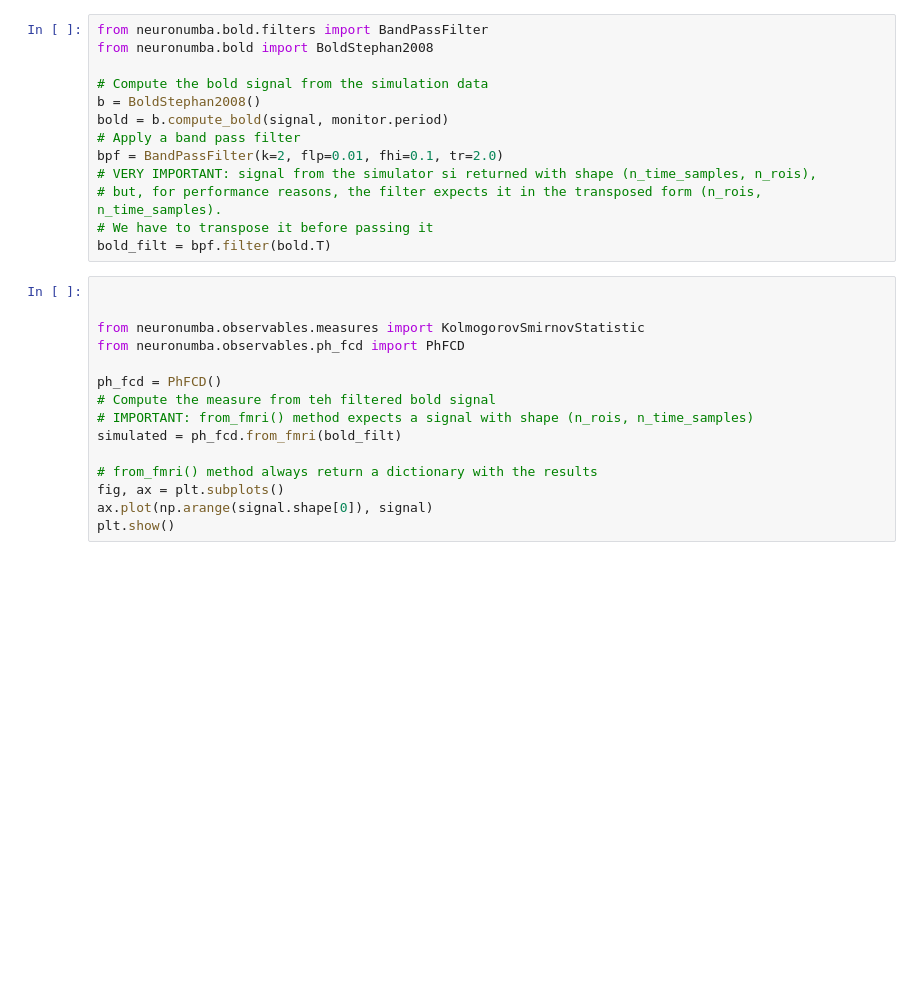
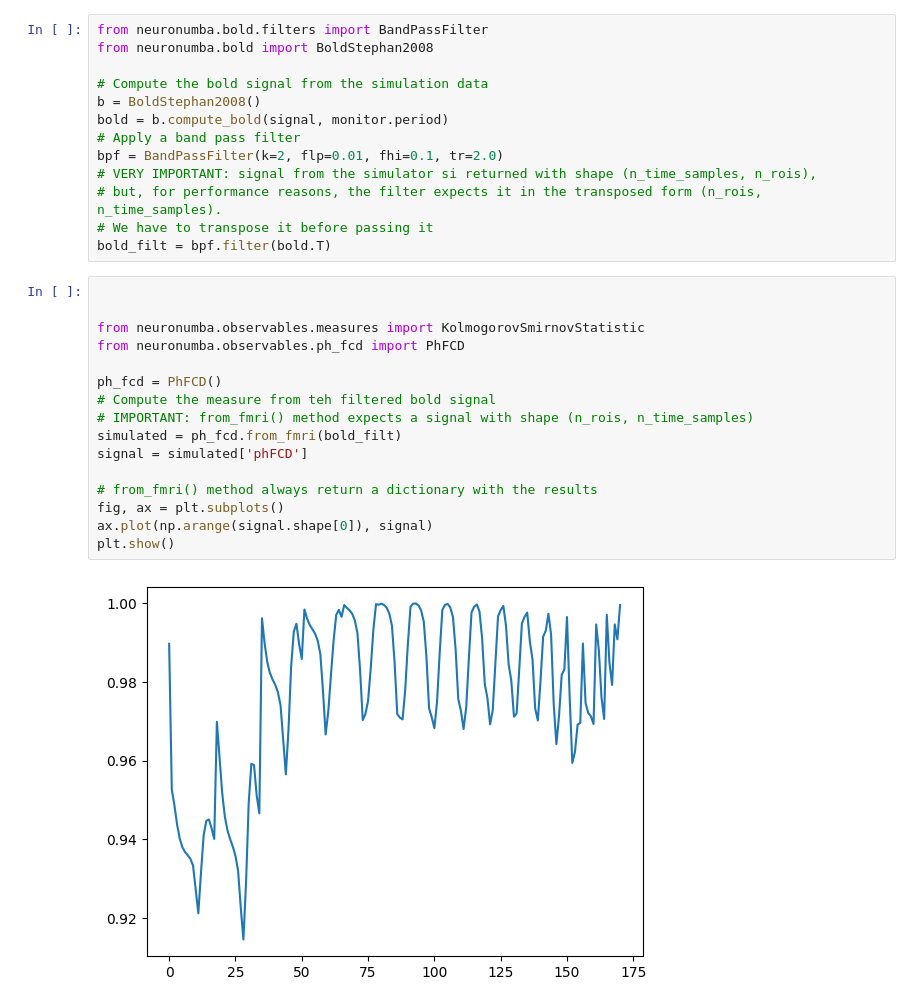
Before and after one commit to neich/neuronumba, a Jupyter notebook: notebooks/simulator.ipynb, the cells around one changed output. Cells and saved outputs as stored; diff of their text form; blank space fills up the shorter version.

```diff
--- a/notebooks/simulator.ipynb
+++ b/notebooks/simulator.ipynb
@@ -72,15 +83,18 @@ bold_filt = bpf.filter(bold.T)
 # %%
 
 
 from neuronumba.observables.measures import KolmogorovSmirnovStatistic
 from neuronumba.observables.ph_fcd import PhFCD
 
 ph_fcd = PhFCD()
 # Compute the measure from teh filtered bold signal
 # IMPORTANT: from_fmri() method expects a signal with shape (n_rois, n_time_samples)
 simulated = ph_fcd.from_fmri(bold_filt)
+signal = simulated['phFCD']
 
 # from_fmri() method always return a dictionary with the results
 fig, ax = plt.subplots()
 ax.plot(np.arange(signal.shape[0]), signal)
 plt.show()
+# %% [output]
+[figure, added]
```
Also changed, not shown: parts of 5 cells of this notebook.
